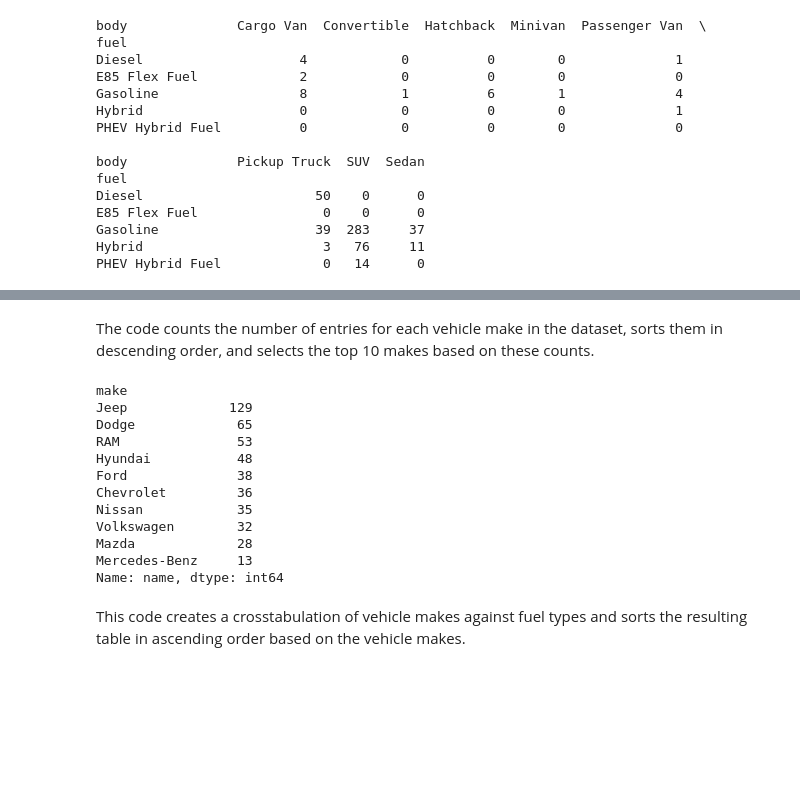
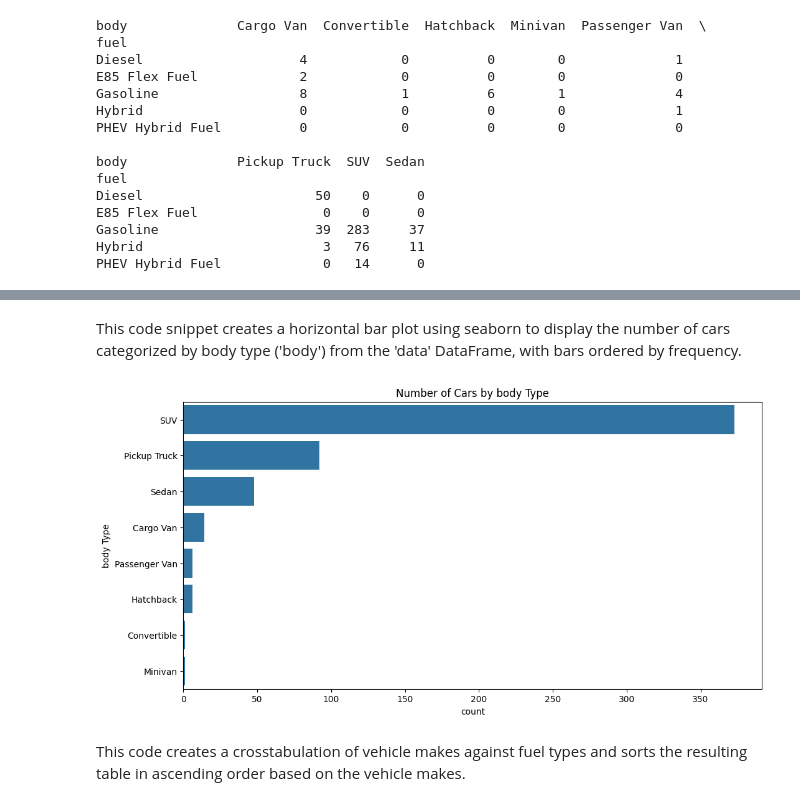
Before and after one commit to chetu5580/project2, a Jupyter notebook: vehicle.ipynb, the cells around one changed output, grey strips where cells are left out. Saved outputs shown, nothing was run; the diff lists cells and outputs as text; code cells hidden in the pictures; blank space fills up the shorter version.

```diff
--- a/vehicle.ipynb
+++ b/vehicle.ipynb
@@ -127,21 +160,13 @@ o2=data["price"].plot(kind="box")
-# %% [markdown]
-The code counts the number of entries for each vehicle make in the dataset, sorts them in descending order, and selects the top 10 makes based on these counts.
-# %%
-o4=data.groupby("make").count()["name"].sort_values(ascending=False).head(10)
-print(o4)
-# %% [output]
-make
-Jeep             129
-Dodge             65
-RAM               53
-Hyundai           48
-Ford              38
-Chevrolet         36
-Nissan            35
-Volkswagen        32
-Mazda             28
-Mercedes-Benz     13
-Name: name, dtype: int64
+# %% [markdown]
+This code snippet creates a horizontal bar plot using seaborn to display the number of cars categorized by body type ('body') from the 'data' DataFrame, with bars ordered by frequency.
+# %%
+plt.figure(figsize=(12, 6))
+sns.countplot(y='body', data=data, order=data['body'].value_counts().index)
+plt.title('Number of Cars by body Type')
+plt.ylabel('body Type')
+plt.show()
+# %% [output]
+[figure, added]
 # %% [markdown]
 This code creates a crosstabulation of vehicle makes against fuel types and sorts the resulting table in ascending order based on the vehicle makes.
 # %%
```
Also changed, not shown: parts of 17 cells of this notebook.
